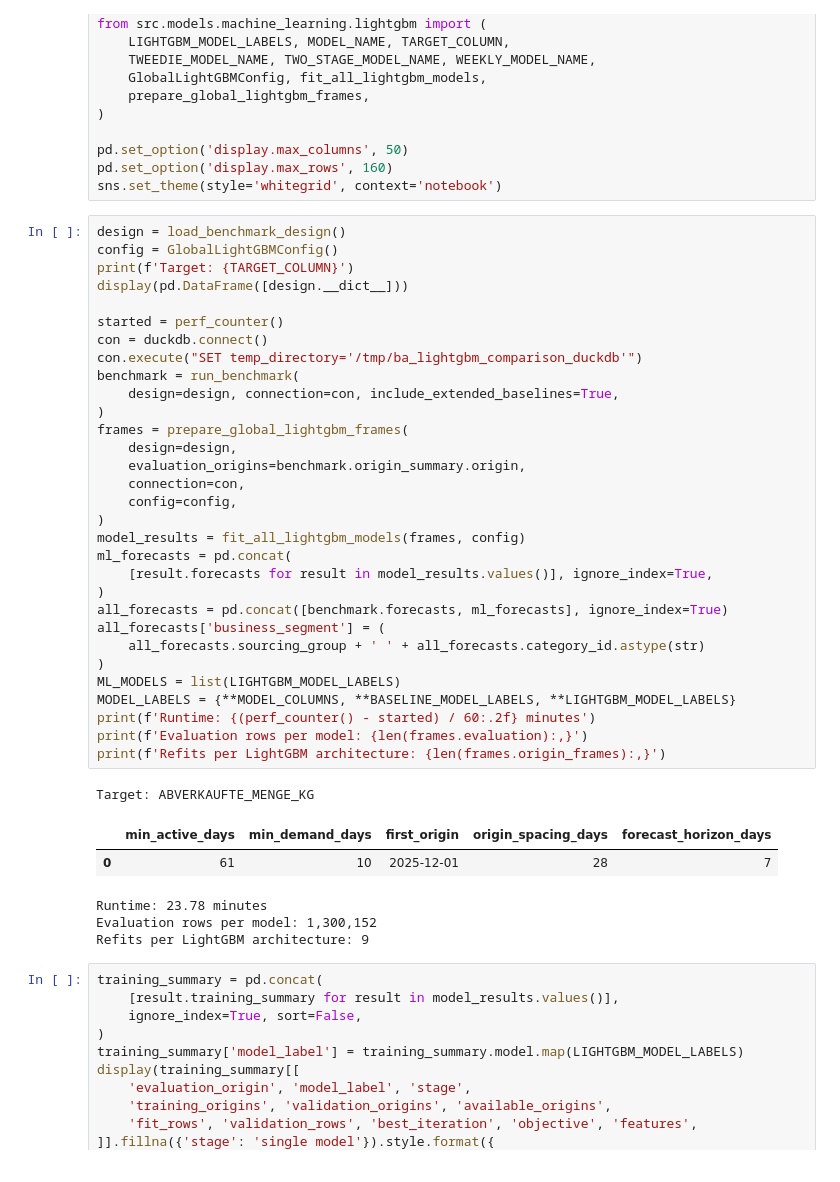
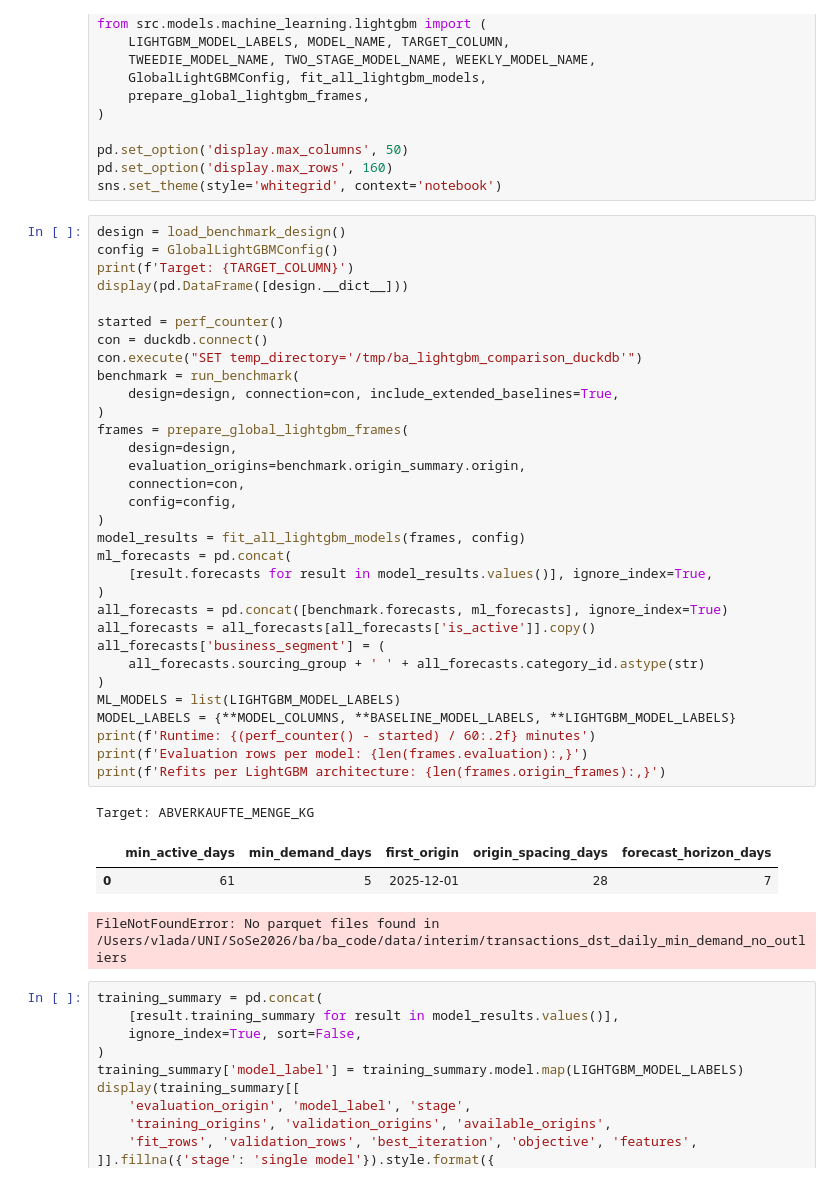
Before and after one commit to vlkkvl/transaktionen_bedientheke, a Jupyter notebook: notebooks/05_machine_learning/05_01_global_lightgbm.ipynb, the cells around one changed output. Drawn from its saved outputs; the diff is of its cells as text.

```diff
--- a/notebooks/05_machine_learning/05_01_global_lightgbm.ipynb
+++ b/notebooks/05_machine_learning/05_01_global_lightgbm.ipynb
@@ -55,37 +55,36 @@ print(f'Target: {TARGET_COLUMN}')
 display(pd.DataFrame([design.__dict__]))
 
 started = perf_counter()
 con = duckdb.connect()
 con.execute("SET temp_directory='/tmp/ba_lightgbm_comparison_duckdb'")
 benchmark = run_benchmark(
     design=design, connection=con, include_extended_baselines=True,
 )
 frames = prepare_global_lightgbm_frames(
     design=design,
     evaluation_origins=benchmark.origin_summary.origin,
     connection=con,
     config=config,
 )
 model_results = fit_all_lightgbm_models(frames, config)
 ml_forecasts = pd.concat(
     [result.forecasts for result in model_results.values()], ignore_index=True,
 )
 all_forecasts = pd.concat([benchmark.forecasts, ml_forecasts], ignore_index=True)
+all_forecasts = all_forecasts[all_forecasts['is_active']].copy()
 all_forecasts['business_segment'] = (
     all_forecasts.sourcing_group + ' ' + all_forecasts.category_id.astype(str)
 )
 ML_MODELS = list(LIGHTGBM_MODEL_LABELS)
 MODEL_LABELS = {**MODEL_COLUMNS, **BASELINE_MODEL_LABELS, **LIGHTGBM_MODEL_LABELS}
 print(f'Runtime: {(perf_counter() - started) / 60:.2f} minutes')
 print(f'Evaluation rows per model: {len(frames.evaluation):,}')
 print(f'Refits per LightGBM architecture: {len(frames.origin_frames):,}')
 # %% [output]
 Target: ABVERKAUFTE_MENGE_KG
 |  | min_active_days | min_demand_days | first_origin | origin_spacing_days | forecast_horizon_days |
-| 0 | 61 | 10 | 2025-12-01 | 28 | 7 |
+| 0 | 61 | 5 | 2025-12-01 | 28 | 7 |
-Runtime: 23.78 minutes
-Evaluation rows per model: 1,300,152
-Refits per LightGBM architecture: 9
+FileNotFoundError: No parquet files found in /Users/vlada/UNI/SoSe2026/ba/ba_code/data/interim/transactions_dst_daily_min_demand_no_outliers
 # %%
 training_summary = pd.concat(
     [result.training_summary for result in model_results.values()],
```
Also changed, not shown: parts of 8 cells of this notebook, 38 other files.
